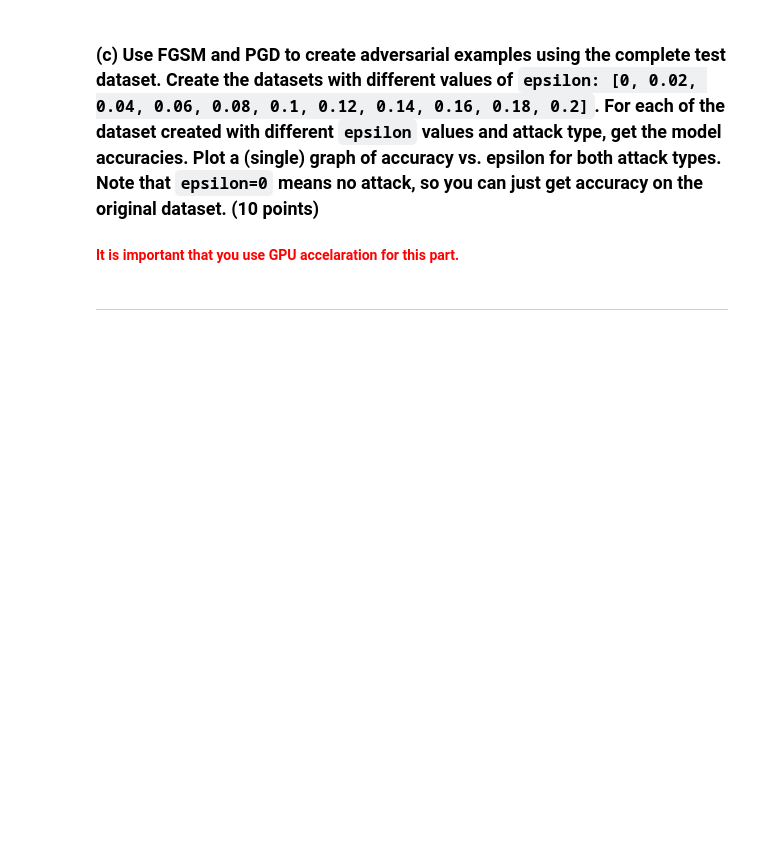
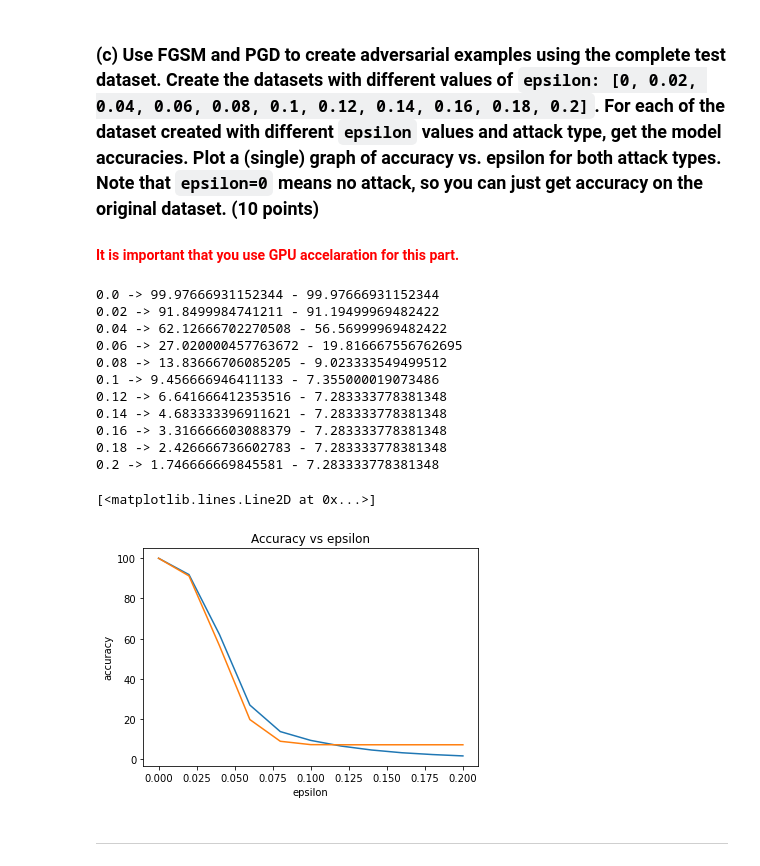
Before and after one commit to roshankarande/DSC-291, a Jupyter notebook: hw/HW2_Q3 - 0607.ipynb, the cells around one changed output. Saved outputs shown, nothing was run; the diff lists cells and outputs as text; code cells hidden in the pictures; blank space fills up the shorter version.

```diff
--- a/hw/HW2_Q3 - a&b.ipynb
+++ b/hw/HW2_Q3 - 0607.ipynb
@@ -257,3 +250,58 @@ $$
+# %%
+#######
+# !!! YOUR CODE HERE !!!
+
+epsilon = [0.02*i for i in range(11)]
+accuracy_list_fgsm = []
+accuracy_list_pgd = []
+
+
+def get_accuracy(attack_method, X_train, y_train, epsilon):
+
+    if attack_method == "fgsm":
+        delta = fgsm(nn_model, X_train, y_train, epsilon=epsilon)
+    else:
+        delta = pgd(nn_model, X_train, y_train, alpha = 1000, epsilon = epsilon, num_iter=1000)
+
+    perturbed_data_flat = X_train + delta
+    fgsm_y_pred = nn_model(perturbed_data_flat)
+    fgsm_y_pred_labels= torch.argmax(fgsm_y_pred, dim=1)
+
+    accuracy = float(torch.eq(y_train, fgsm_y_pred_labels).sum() / len(y_train) * 100.0)
+    return accuracy
+
+n = 60000
+
+for eps in epsilon:
+    fgsm_acc = get_accuracy("fgsm", X_train[:n], y_train[:n], epsilon=eps)
+    pgd_acc = get_accuracy("pgd", X_train[:n], y_train[:n], epsilon=eps)
+    accuracy_list_fgsm.append(fgsm_acc)
+    accuracy_list_pgd.append(pgd_acc)
+    print(f"{eps} -> {fgsm_acc} - {pgd_acc}")
+
+
+plt.title("Accuracy vs epsilon")
+plt.ylabel("accuracy")
+plt.xlabel("epsilon")
+
+plt.plot(epsilon,accuracy_list_fgsm, label = "FGSM")
+plt.plot(epsilon,accuracy_list_pgd, label = "PGD")
+
+#######
+# %% [output]
+0.0 -> 99.97666931152344 - 99.97666931152344
+0.02 -> 91.8499984741211 - 91.19499969482422
+0.04 -> 62.12666702270508 - 56.56999969482422
+0.06 -> 27.020000457763672 - 19.816667556762695
+0.08 -> 13.83666706085205 - 9.023333549499512
+0.1 -> 9.456666946411133 - 7.355000019073486
+0.12 -> 6.641666412353516 - 7.283333778381348
+0.14 -> 4.683333396911621 - 7.283333778381348
+0.16 -> 3.316666603088379 - 7.283333778381348
+0.18 -> 2.426666736602783 - 7.283333778381348
+0.2 -> 1.746666669845581 - 7.283333778381348
+[<matplotlib.lines.Line2D at 0x...>]
+[figure, added]
 # %% [markdown]
 
 
```
Also changed, not shown: parts of 9 cells of this notebook.
